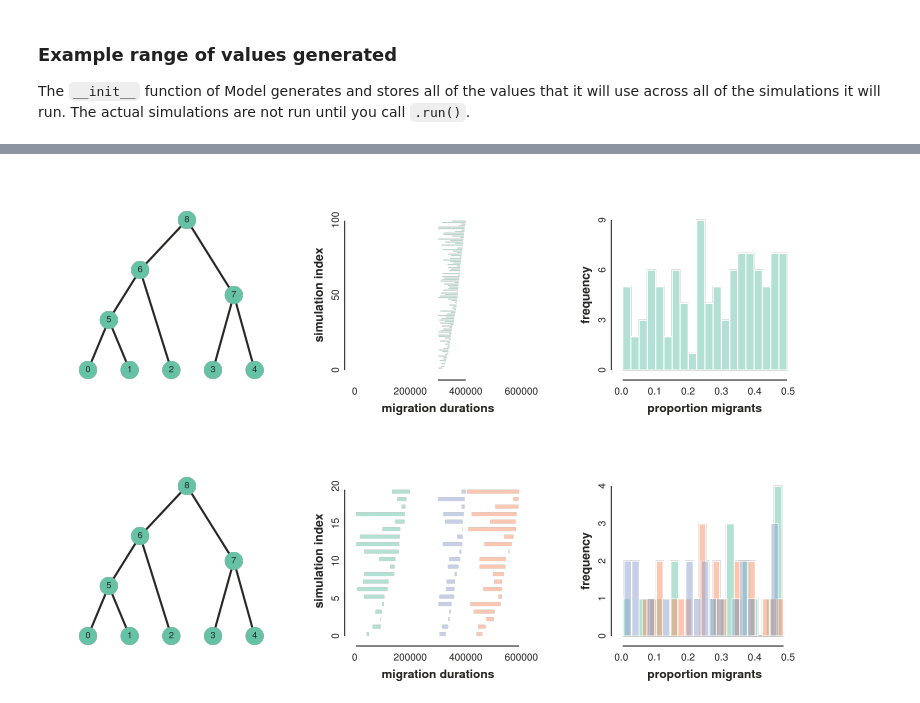
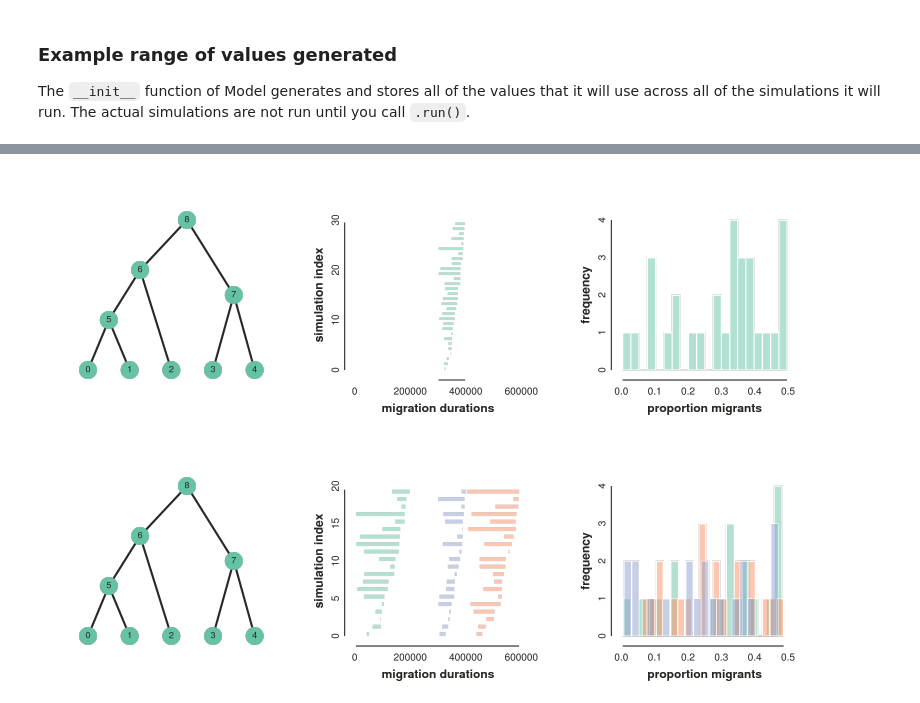
Before and after one commit to pmckenz1/intro-ml, a Jupyter notebook: notebooks/simcat-objects.ipynb, the cells around one changed output, grey strips where cells are left out. Saved outputs shown, nothing was run; the diff lists cells and outputs as text; code cells hidden in the pictures.

Commit message:
fix for Model admixture_edges with all five values entered

```diff
--- a/notebooks/simcat-objects.ipynb
+++ b/notebooks/simcat-objects.ipynb
@@ -111,8 +118,8 @@ m4.plot_test_values()
 # %%
-m4 = simcat.Model(tree, admixture_edges=[(5, 7, None, None, None)], nrep=30)
+m4 = simcat.Model(tree, admixture_edges=[(5, 7, None, None, None)], nreps=30)
 m4.plot_test_values()
 # %% [output]
-[figure, old version]
+[figure, new version]
 # %%
 edges = [
     (2, 1, None, None, None),
```
Also changed, not shown: parts of 6 cells of this notebook, 1 other file.
